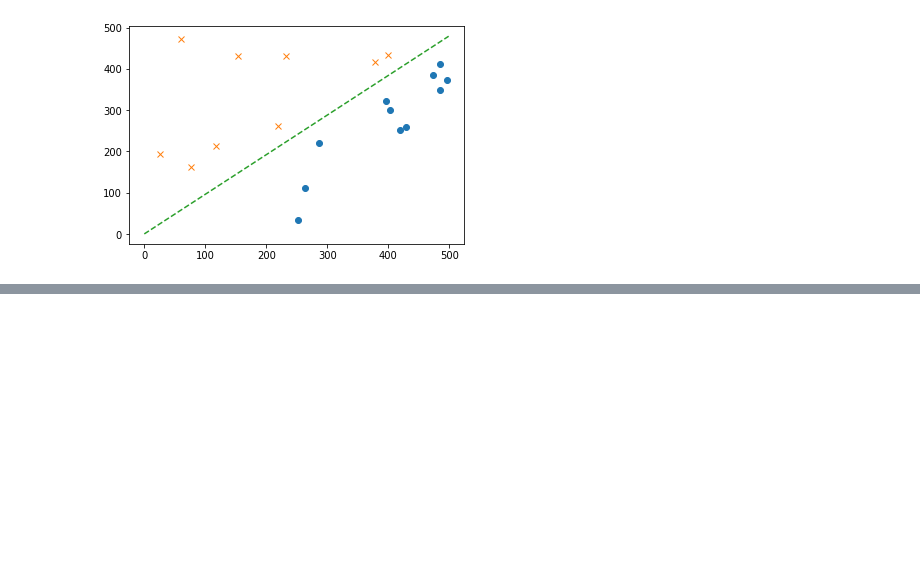
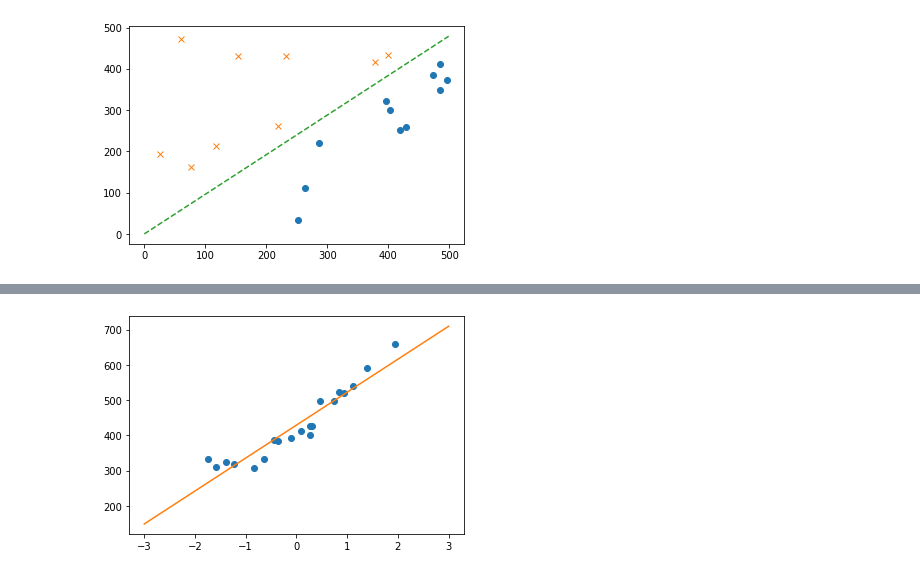
Before and after one commit to yamachanyama/Python_AI_Statistics, a Jupyter notebook: Untitled0.ipynb, the cells around one changed output, grey strips where cells are left out. Drawn from its saved outputs; the diff is of its cells as text; code cells hidden in the pictures; blank space fills up the shorter version.

```diff
--- a/Untitled0.ipynb
+++ b/Untitled0.ipynb
@@ -55,0 +294,65 @@ plt.show()
+# %%
+import numpy as np
+import matplotlib.pyplot as plt
+
+# 学習データを読み込む
+train = np.loadtxt('https://raw.githubusercontent.com/yamachanyama/AI_Statistics/main/click.csv', delimiter=',', dtype='int', skiprows=1)
+train_x = train[:,0]
+train_y = train[:,1]
+
+# 標準化
+mu = train_x.mean()
+sigma = train_x.std()
+def standardize(x):
+    return (x - mu) / sigma
+
+train_z = standardize(train_x)
+
+# パラメータを初期化
+theta0 = np.random.rand()
+theta1 = np.random.rand()
+
+# 予測関数
+def f(x):
+    return theta0 + theta1 * x
+
+# 目的関数
+def E(x, y):
+    return 0.5 * np.sum((y - f(x)) ** 2)
+
+# 学習率
+ETA = 1e-3
+
+# 誤差の差分
+diff = 1
+
+# 更新回数
+count = 0
+
+# 誤差の差分が0.01以下になるまでパラメータ更新を繰り返す
+error = E(train_z, train_y)
+while diff > 1e-2:
+    # 更新結果を一時変数に保存
+    tmp_theta0 = theta0 - ETA * np.sum((f(train_z) - train_y))
+    tmp_theta1 = theta1 - ETA * np.sum((f(train_z) - train_y) * train_z)
+
+    # パラメータを更新
+    theta0 = tmp_theta0
+    theta1 = tmp_theta1
+
+    # 前回の誤差との差分を計算
+    current_error = E(train_z, train_y)
+    diff = error - current_error
+    error = current_error
+
+    # ログの出力
+    count += 1
+    log = '{}回目: theta0 = {:.3f}, theta1 = {:.3f}, 差分 = {:.4f}'
+    print(log.format(count, theta0, theta1, diff))
+
+# プロットして確認
+x = np.linspace(-3, 3, 100)
+plt.plot(train_z, train_y, 'o')
+plt.plot(x, f(x))
+plt.show()
+# %% [output]
@@ -55,0 +376 @@ plt.show()
+[figure, added]
```
Also changed, not shown: parts of 7 cells of this notebook.
